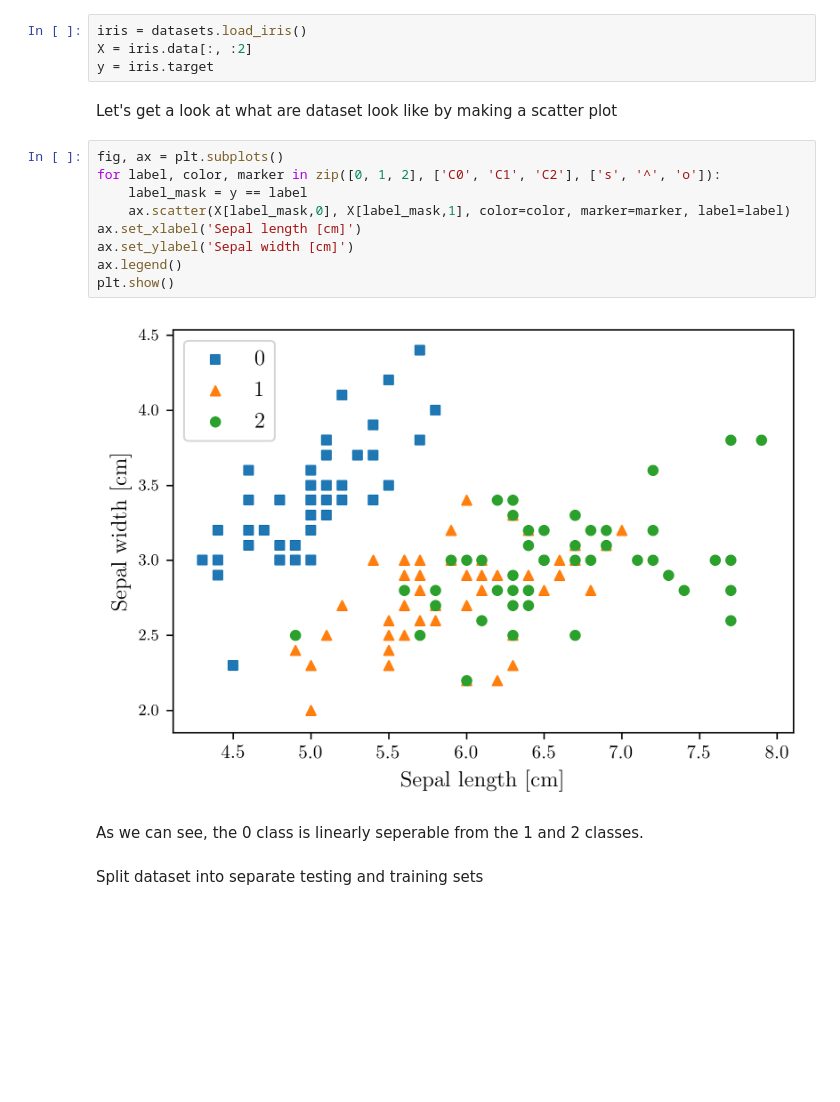
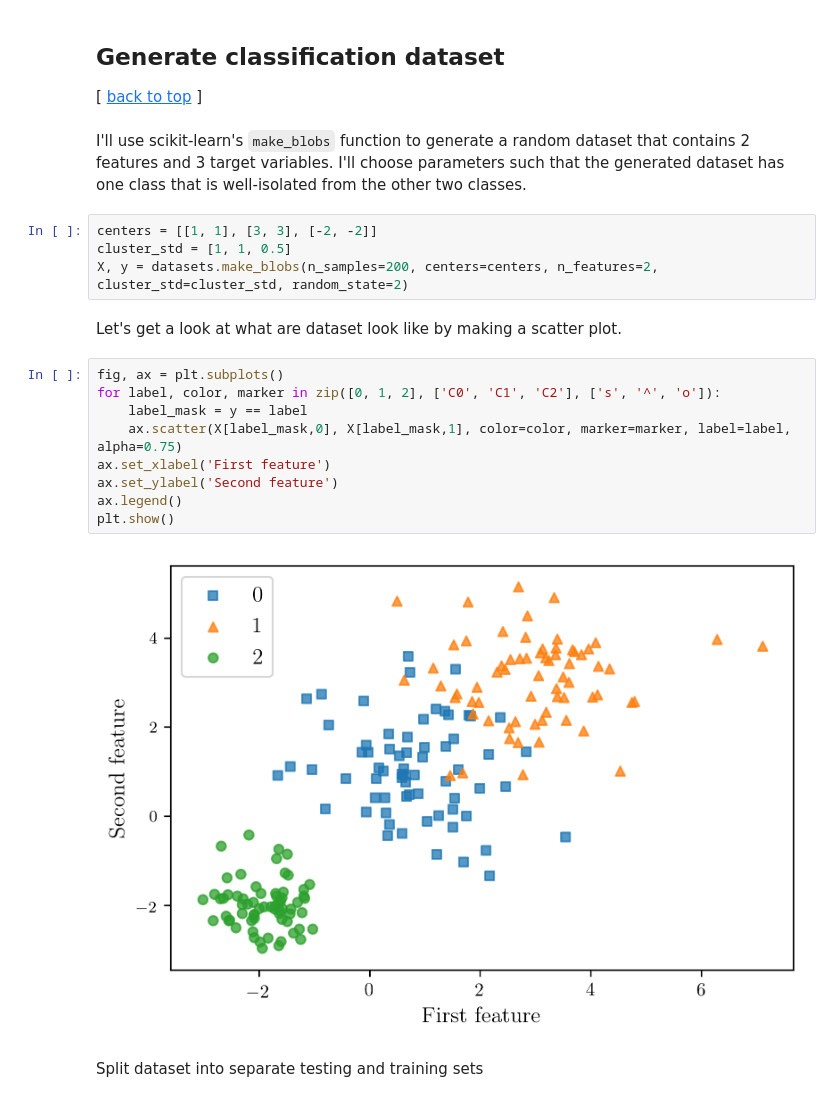
Before and after one commit to rsumner33/xmeeting-intro-machine-learning, a Jupyter notebook: ML-example.ipynb, the cells around one changed output. Saved outputs shown, nothing was run; the diff lists cells and outputs as text; blank space fills up the shorter version.

```diff
--- a/ML-example.ipynb
+++ b/ML-example.ipynb
@@ -41,22 +34,26 @@ The [iris dataset](https://archive.ics.uci.edu/ml/datasets/Iris) is a classic cl
-# %%
-iris = datasets.load_iris()
-X = iris.data[:, :2]
-y = iris.target
+# %% [markdown]
+## Generate classification dataset
+
+[ [back to top](#top) ]
+# %% [markdown]
+I'll use scikit-learn's `make_blobs` function to generate a random dataset that contains 2 features and 3 target variables. I'll choose parameters such that the generated dataset has one class that is well-isolated from the other two classes.
+# %%
+centers = [[1, 1], [3, 3], [-2, -2]]
+cluster_std = [1, 1, 0.5]
+X, y = datasets.make_blobs(n_samples=200, centers=centers, n_features=2, cluster_std=cluster_std, random_state=2)
 # %% [markdown]
-Let's get a look at what are dataset look like by making a scatter plot
+Let's get a look at what are dataset look like by making a scatter plot.
 # %%
 fig, ax = plt.subplots()
 for label, color, marker in zip([0, 1, 2], ['C0', 'C1', 'C2'], ['s', '^', 'o']):
     label_mask = y == label
-    ax.scatter(X[label_mask,0], X[label_mask,1], color=color, marker=marker, label=label)
-ax.set_xlabel('Sepal length [cm]')
-ax.set_ylabel('Sepal width [cm]')
+    ax.scatter(X[label_mask,0], X[label_mask,1], color=color, marker=marker, label=label, alpha=0.75)
+ax.set_xlabel('First feature')
+ax.set_ylabel('Second feature')
 ax.legend()
 plt.show()
 # %% [output]
-[figure, old version]
+[figure, new version]
-# %% [markdown]
-As we can see, the 0 class is linearly seperable from the 1 and 2 classes.
 # %% [markdown]
 Split dataset into separate testing and training sets
 # %%
```
Also changed, not shown: parts of 17 cells of this notebook, 1 other file.
